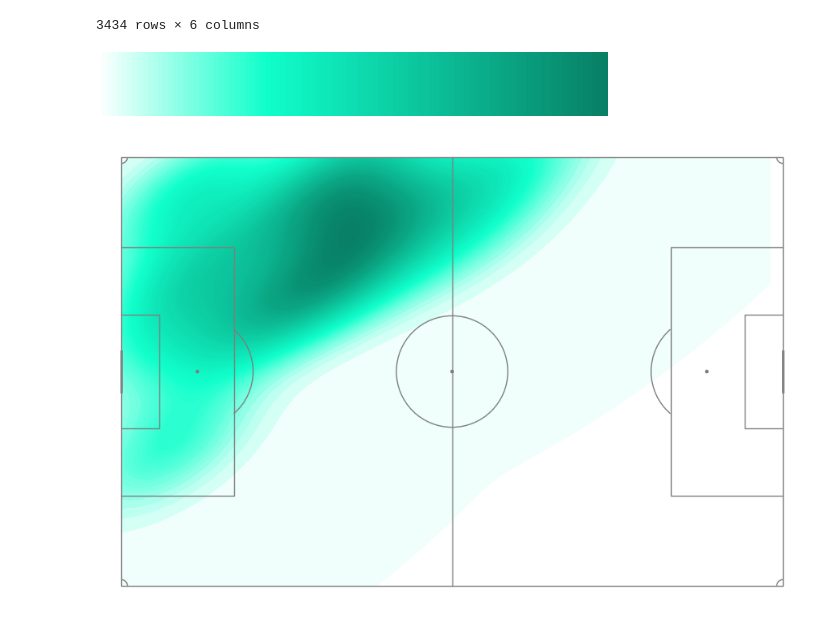
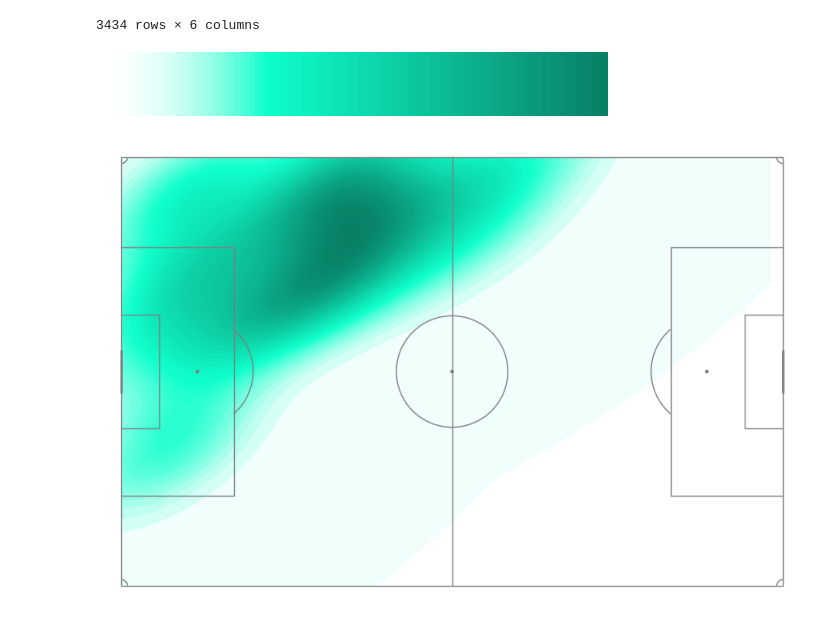
Before and after one commit to agusrjs/scouting-resources, a Jupyter notebook: heatmap.ipynb, the cells around one changed output. Drawn from its saved outputs; the diff is of its cells as text; code cells hidden in the pictures.

Commit message:
Color alpha

```diff
--- a/heatmap.ipynb
+++ b/heatmap.ipynb
@@ -49,15 +49,15 @@ df = pd.read_csv('data\sofascore_heatmap.csv')
 # %%
 color0='#D8D8D8'
 color1='#10FFCB'
 color2='#088066'
-color_white = '#FFFFFF'
+color_white = '#FFFFFF00'
 color_line = '#7F7F7F'
 
 # Crear el colormap personalizado con los porcentajes de inicio para cada color
 cmap = LinearSegmentedColormap.from_list("CustomMap", [(0, color_white), (0.33, color1), (1, color2)], N=100)
 cmap
 # %% [output]
-[figure, old version]
+[figure, new version]
 # %%
 grouped = df.groupby('player_id')
 
```
Also changed, not shown: parts of 1 cell of this notebook, 2 other files.
